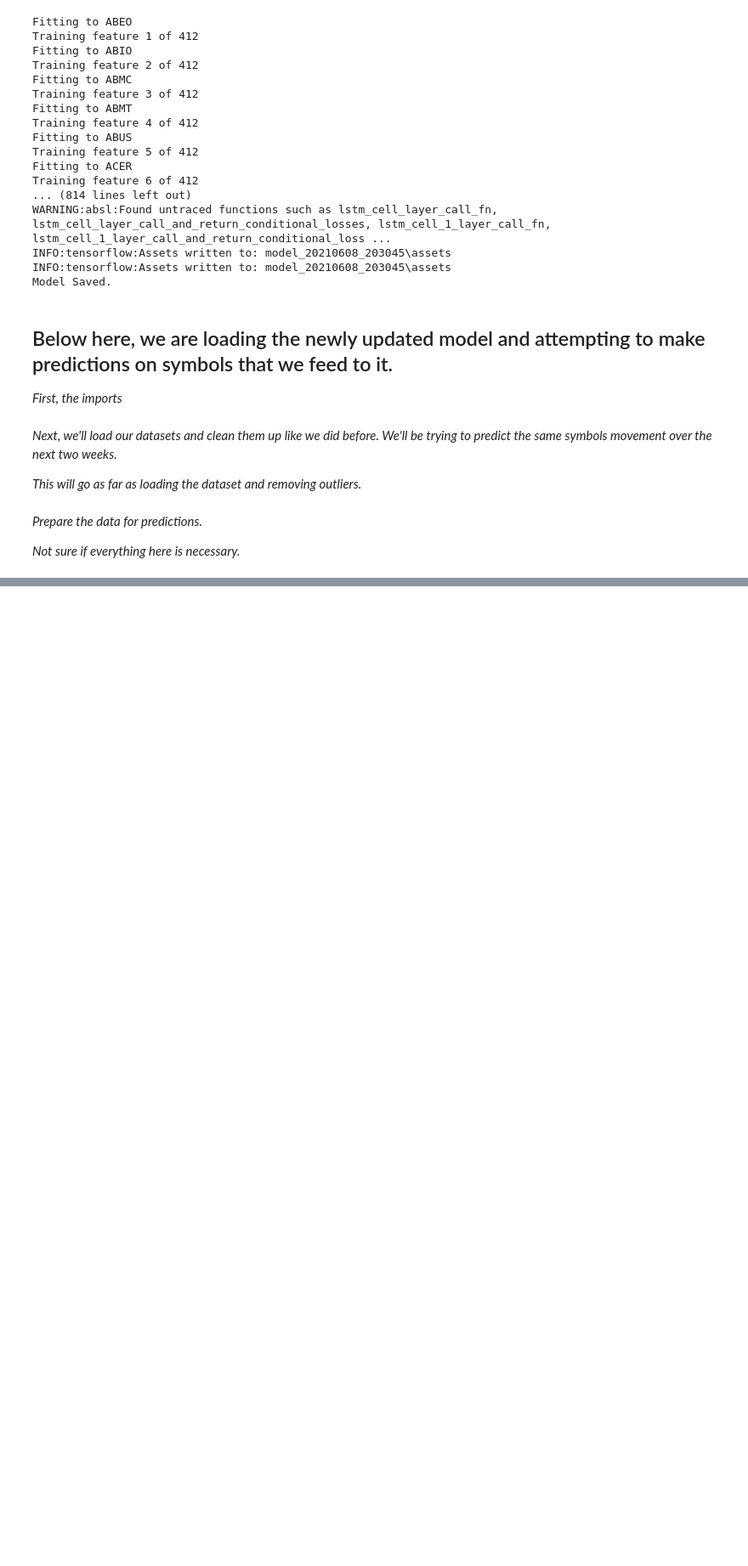
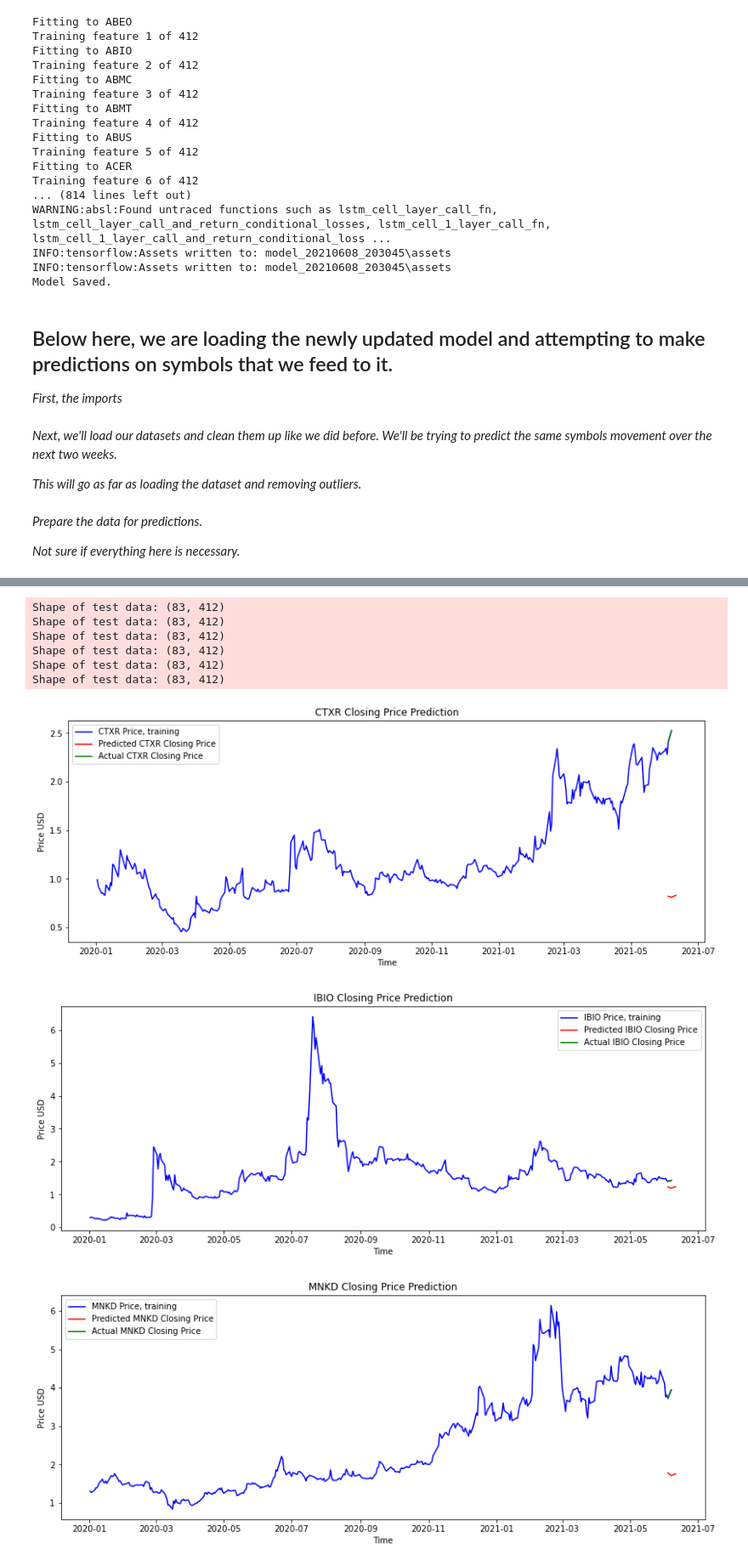
Before and after one commit to jmacdonald2010/stock-prediction, a Jupyter notebook: mlTests03_EOD.ipynb, the cells around one changed output, grey strips where cells are left out. Shown at 85% size. Saved outputs shown, nothing was run; the diff lists cells and outputs as text; code cells hidden in the pictures; blank space fills up the shorter version.

```diff
--- a/mlTests03_EOD.ipynb
+++ b/mlTests03_EOD.ipynb
@@ -348,7 +348,7 @@ regressor.save('model_06022021_100epochs01')
 NameError: name 'regressor' is not defined
 # %%
 # load a model later
-regressor = tf.keras.models.load_model('model_06022021_100epochs01')
+regressor = tf.keras.models.load_model('model_20210606_153456')
 # %% [markdown]
 ## Predictions
 *1. Merge training/testing set on 0 axis.
@@ -1258,4 +1247,7 @@ test_data.tail(30)
+# %%
+regressor = tf.keras.models.load_model('model_20210608_203045')
 # %%
+mse_values = pd.Series()
 for symbol in test_symbols:
     # First, create a singular dataframe from the symbol you would like to predict vaues for
     training_data_predicted = training_data[symbol]
@@ -1304,33 +1296,44 @@ for symbol in test_symbols:
     # shaping test data from neural network
     X_test = []
     y_test = []
     for i in range(60, test_scaled.shape[0]):
         X_test.append(test_scaled[i-n_lags:i])
         y_test.append(test_scaled[i,0])
 
     X_test, y_test = np.array(X_test), np.array(y_test)
     X_test = np.reshape(X_test, (X_test.shape[0], X_test.shape[1], -1))
 
     # this part is absolutely necessary
     predicted_price = regressor.predict(X_test)
     predicted_price = minmax_single.inverse_transform(predicted_price)
     predicted_price = pd.DataFrame(predicted_price)
     predicted_price.rename(columns = {0: f'{symbol}_predicted'}, inplace=True)
     predicted_price = predicted_price.round(decimals=2)
     predicted_price.index = test_data.index
 
     # plot
     plt.figure(figsize=(14,5))
     #mse = mean_squared_error(y_test, predicted_price)
     plt.plot(training_data[symbol], color = 'blue', label=f'{symbol} Price, training')
     plt.plot(predicted_price[f'{symbol}_predicted'], color = 'red', label= f'Predicted {symbol} Closing Price')
     plt.plot(test_data[symbol], color = 'green', label = f'Actual {symbol} Closing Price')
     # plt.title("FCEL Closing PRice Prediction w/ MSE {:10:4f}".format(mse))
     plt.title(f'{symbol} Closing Price Prediction')
     plt.xlabel("Time")
     plt.ylabel('Price USD')
     plt.legend()
-    plt.savefig(f"{path}/{symbol}_{current_datetime}")
+    # plt.savefig(f"{path}/{symbol}_{current_datetime}")
 
-    mse = mean_squared_error(test_data[symbol], predicted_price[f'{symbol}_predicted'])
-    mse_values[symbol] = mse
+    #mse = mean_squared_error(test_data[symbol], predicted_price[f'{symbol}_predicted'])
+    #mse_values[symbol] = mse
+#mse_values
+# %% [output]
+Shape of test data: (83, 412)
+Shape of test data: (83, 412)
+Shape of test data: (83, 412)
+Shape of test data: (83, 412)
+Shape of test data: (83, 412)
+Shape of test data: (83, 412)
+[figure, added]
+[figure, added]
+[figure, added]
```
Also changed, not shown: parts of 21 cells of this notebook, 3 other files.
